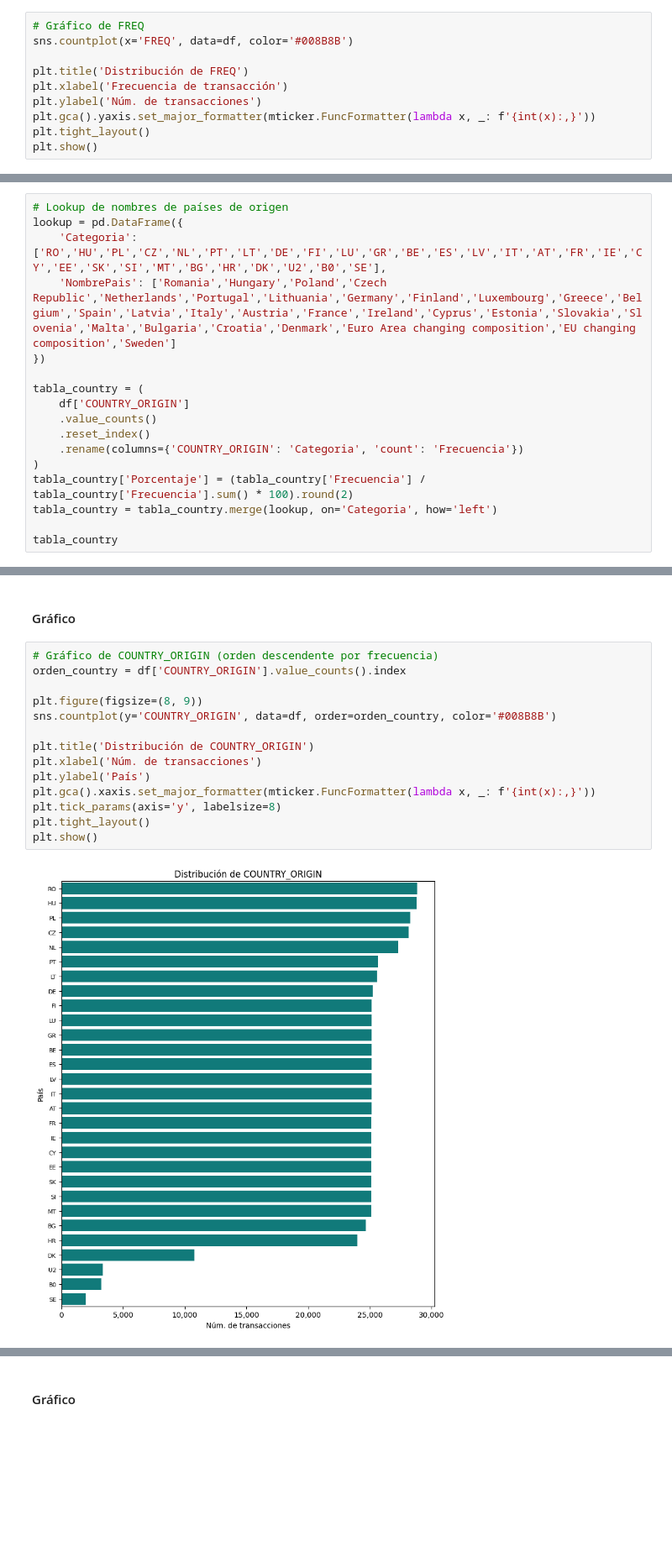
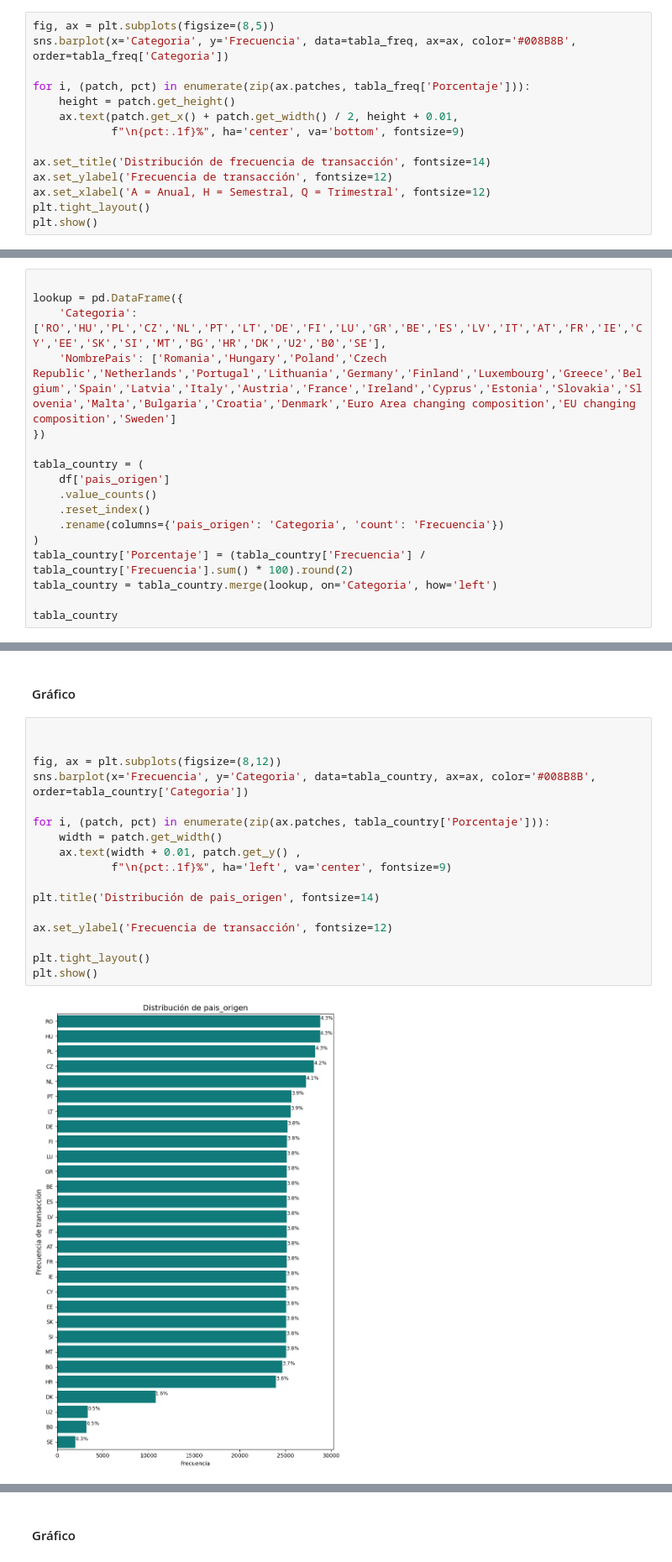
Before and after one commit to T1fff/PaymentTransactionsEUpy, a Jupyter notebook: 01-intro.ipynb, the cells around one changed output, grey strips where cells are left out. Shown at 84% size. Cells and saved outputs as stored; diff of their text form; blank space fills up the shorter version.

```diff
--- a/01-intro.ipynb
+++ b/01-intro.ipynb
@@ -137,13 +141,17 @@ tabla_freq
 # %% [markdown]
 #### Gráfico
 # %%
-# Gráfico de FREQ
-sns.countplot(x='FREQ', data=df, color='#008B8B')
+fig, ax = plt.subplots(figsize=(8,5))
+sns.barplot(x='Categoria', y='Frecuencia', data=tabla_freq, ax=ax, color='#008B8B', order=tabla_freq['Categoria'])
 
-plt.title('Distribución de FREQ')
-plt.xlabel('Frecuencia de transacción')
-plt.ylabel('Núm. de transacciones')
-plt.gca().yaxis.set_major_formatter(mticker.FuncFormatter(lambda x, _: f'{int(x):,}'))
+for i, (patch, pct) in enumerate(zip(ax.patches, tabla_freq['Porcentaje'])):
+    height = patch.get_height()
+    ax.text(patch.get_x() + patch.get_width() / 2, height + 0.01,
+            f"\n{pct:.1f}%", ha='center', va='bottom', fontsize=9)
+
+ax.set_title('Distribución de frecuencia de transacción', fontsize=14)
+ax.set_ylabel('Frecuencia de transacción', fontsize=12)
+ax.set_xlabel('A = Anual, H = Semestral, Q = Trimestral', fontsize=12)
 plt.tight_layout()
 plt.show()
 # %% [output]
@@ -157,17 +165,17 @@ Presenta el código del país origen del movimiento bancario.
 
 #### Tabla
 # %%
-# Lookup de nombres de países de origen
+
 lookup = pd.DataFrame({
     'Categoria': ['RO','HU','PL','CZ','NL','PT','LT','DE','FI','LU','GR','BE','ES','LV','IT','AT','FR','IE','CY','EE','SK','SI','MT','BG','HR','DK','U2','B0','SE'],
     'NombrePais': ['Romania','Hungary','Poland','Czech Republic','Netherlands','Portugal','Lithuania','Germany','Finland','Luxembourg','Greece','Belgium','Spain','Latvia','Italy','Austria','France','Ireland','Cyprus','Estonia','Slovakia','Slovenia','Malta','Bulgaria','Croatia','Denmark','Euro Area changing composition','EU changing composition','Sweden']
 })
 
 tabla_country = (
-    df['COUNTRY_ORIGIN']
+    df['pais_origen']
     .value_counts()
     .reset_index()
-    .rename(columns={'COUNTRY_ORIGIN': 'Categoria', 'count': 'Frecuencia'})
+    .rename(columns={'pais_origen': 'Categoria', 'count': 'Frecuencia'})
 )
 tabla_country['Porcentaje'] = (tabla_country['Frecuencia'] / tabla_country['Frecuencia'].sum() * 100).round(2)
 tabla_country = tabla_country.merge(lookup, on='Categoria', how='left')
@@ -194,19 +202,22 @@ tabla_country
 # %% [markdown]
 #### Gráfico
 # %%
-# Gráfico de COUNTRY_ORIGIN (orden descendente por frecuencia)
-orden_country = df['COUNTRY_ORIGIN'].value_counts().index
 
-plt.figure(figsize=(8, 9))
-sns.countplot(y='COUNTRY_ORIGIN', data=df, order=orden_country, color='#008B8B')
 
-plt.title('Distribución de COUNTRY_ORIGIN')
-plt.xlabel('Núm. de transacciones')
-plt.ylabel('País')
-plt.gca().xaxis.set_major_formatter(mticker.FuncFormatter(lambda x, _: f'{int(x):,}'))
-plt.tick_params(axis='y', labelsize=8)
+fig, ax = plt.subplots(figsize=(8,12))
+sns.barplot(x='Frecuencia', y='Categoria', data=tabla_country, ax=ax, color='#008B8B', order=tabla_country['Categoria'])
+
+for i, (patch, pct) in enumerate(zip(ax.patches, tabla_country['Porcentaje'])):
+    width = patch.get_width()
+    ax.text(width + 0.01, patch.get_y() ,
+            f"\n{pct:.1f}%", ha='left', va='center', fontsize=9)
+
+plt.title('Distribución de pais_origen', fontsize=14)
+
+ax.set_ylabel('Frecuencia de transacción', fontsize=12)
+
 plt.tight_layout()
 plt.show()
 # %% [output]
-[figure, old version]
+[figure, new version]
 # %% [markdown]
```
Also changed, not shown: parts of 52 cells of this notebook, 1 other file.
